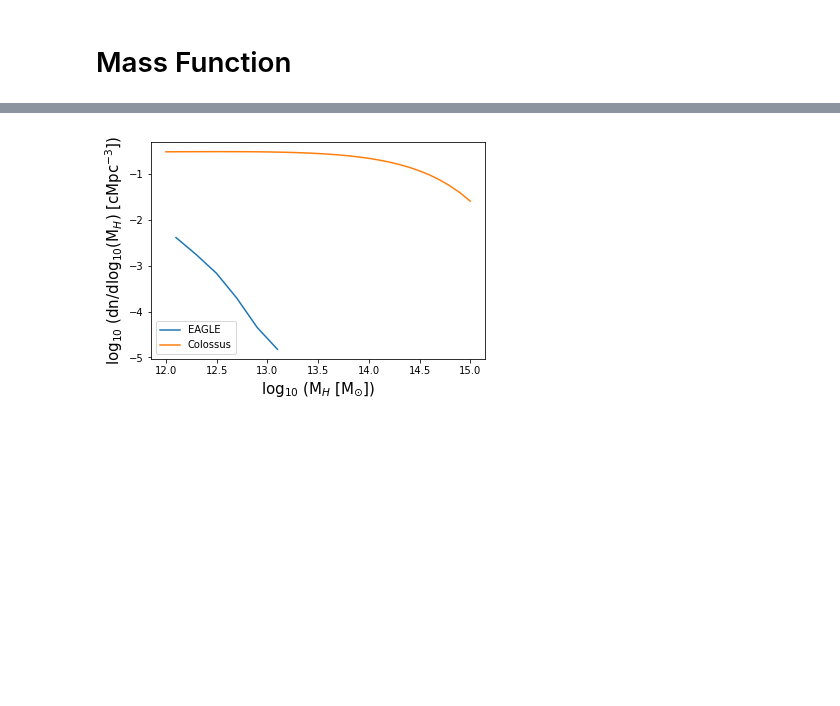
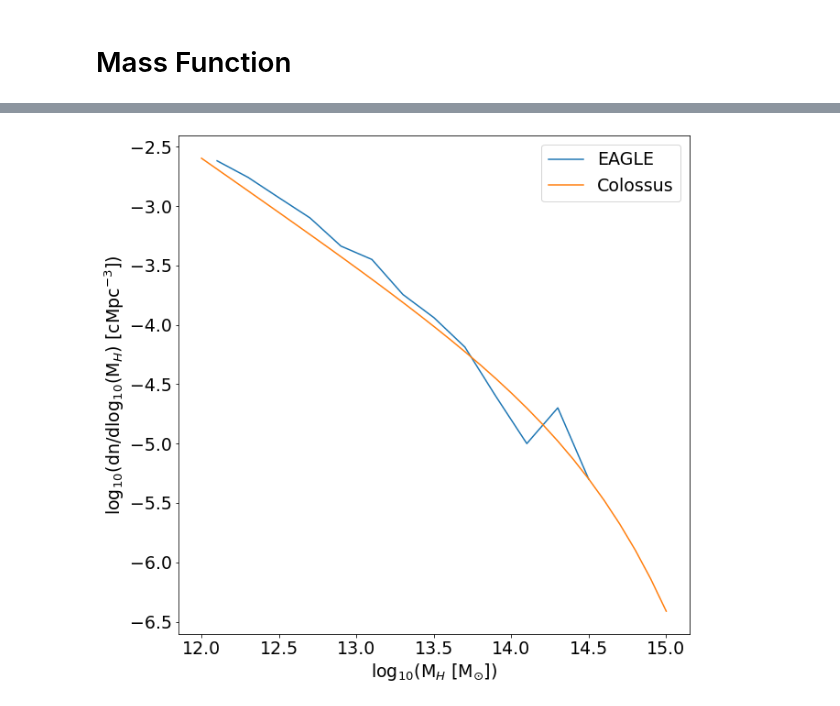
Before and after one commit to xvh422/L4-Project, a Jupyter notebook: J_Carter_Code.ipynb, the cells around one changed output, grey strips where cells are left out. Cells and saved outputs as stored; diff of their text form; code cells hidden in the pictures; blank space fills up the shorter version.

```diff
--- a/J_Carter_Code.ipynb
+++ b/J_Carter_Code.ipynb
@@ -702,7 +698,7 @@ for i in range(len(Start_times)):
 # %%
 redshifts = [0, 2.29, 5.19, 7.93, 10.86]
 
-fig, (ax1, ax2, ax3) = plt.subplots(3, 1, figsize = (6,18), sharex = True)
+fig, (ax1, ax2, ax3) = plt.subplots(3, 1, figsize = (10,25), sharex = True)
 
 for i in range(len(bhs)):
   d = 29 - len(bhs[i])
@@ -714,18 +710,18 @@ for i in range(len(bhs)):
 
 for i in range(len(bhs)):
   d = 29 - len(bhs[i])
-  ax3.plot(Corrected[i][0:-d], log_with_zeros(sfrs[i]*1e9), label = 'z=%s'%(redshifts[i]))
+  ax3.plot(Corrected[i][0:-d], log_with_zeros(ssfrs[i]*1e9), label = 'z=%s'%(redshifts[i]))
 
 ax1.legend()
 ax1.axvline(0, color='black', linestyle='--', linewidth=1)
 ax2.axvline(0, color='black', linestyle='--', linewidth=1)
 ax3.axvline(0, color='black', linestyle='--', linewidth=1)
-ax3.set_xlabel('Cosmic time relative to \u03C4$_{BH}$/Gyr', fontsize=15)
-ax1.set_ylabel(r'log$_{10}$(M$_{BH}$ [M$_{\odot}$])', fontsize=15)
-ax2.set_ylabel(r'log$_{10}$(M$_{H}$ [M$_{\odot}$])', fontsize=15)
-ax3.set_ylabel(r'log$_{10}$($\dot{M}$$_{*}$ [M$_{\odot}$/Gyr])', fontsize=15)
+ax3.set_xlabel('Cosmic time relative to \u03C4$_{BH}$/Gyr')
+ax1.set_ylabel(r'log$_{10}$(M$_{BH}$ [M$_{\odot}$])')
+ax2.set_ylabel(r'log$_{10}$(M$_{H}$ [M$_{\odot}$])')
+ax3.set_ylabel(r'log$_{10}$($\dot{M}$$_{*}$ [M$_{\odot}$/Gyr])')
 plt.subplots_adjust(hspace=.0)
 
-plt.savefig('Plot_4.jpeg')
+plt.savefig('Plot_4.jpeg', bbox_inches = 'tight')
 plt.show()
 # %% [output]
@@ -734,4 +730,5 @@ plt.show()
 # Mass Function
 # %%
 cosmology.setCosmology('WMAP9')
-# mfunc_fof = mass_function.massFunction(1E12, 0.0, mdef = 'fof', model = 'watson13')
+h = 0.6777
+# (1E12, 0.1, mdef = 'fof', model = 'watson13')
@@ -740,7 +735,15 @@ cosmology.setCosmology('WMAP9')
+# %%
+# Changes mass function from colossus units to Log10
+def correct_units(input, m):
+  output = (input*np.log(m))/np.log10(m)
+  output = output*(h**3)
+  return output
 # %%
 powers = np.arange(12.,15.1, 0.1)
 masses = 10**powers
 mfunc = []
 
 for i in range (len(masses)):
-  mfunc = mfunc + [mass_function.massFunction(masses[i], 0.1, mdef = 'fof', model = 'watson13')]# mdef = 'vir', model = 'tinker08')]
+  mfunc = mfunc + [mass_function.massFunction(masses[i], 0.1, mdef = 'fof', model = 'watson13', q_out = 'dndlnM')]# mdef = 'vir', model = 'tinker08')]
+
+mfunc = np.array(mfunc)
@@ -808,18 +818,18 @@ Results = sql.execute_query(con, Query)
 # %%
 hist = Results['num'][:] / float(sim_size)**3.
 hist = hist / bin_width
 
-plt.figure()
+plt.figure(figsize = (10,10))
 
 plt.plot(Results['mass'], np.log10(hist), label='EAGLE')
 
-plt.plot(np.log10(masses), np.log10(mfunc), label='Colossus')
+plt.plot(np.log10(masses), np.log10(correct_units(mfunc, masses)), label='Colossus')
 
-plt.xlabel(r'log$_{10}$ (M$_{H}$ [M$_{\odot}$])', fontsize=15)
-plt.ylabel(r'log$_{10}$ (dn/dlog$_{10}$(M$_{H}$) [cMpc$^{-3}$])', fontsize=15)
+plt.xlabel(r'log$_{10}$(M$_{H}$ [M$_{\odot}$])')
+plt.ylabel(r'log$_{10}$(dn/dlog$_{10}$(M$_{H}$) [cMpc$^{-3}$])')
 plt.legend()
 
-plt.savefig('Plot_5.jpeg')
+plt.savefig('Plot_5.jpeg', bbox_inches = 'tight')
 plt.show()
 # %% [output]
-[figure, old version]
+[figure, new version]
```
Also changed, not shown: parts of 13 cells of this notebook.
